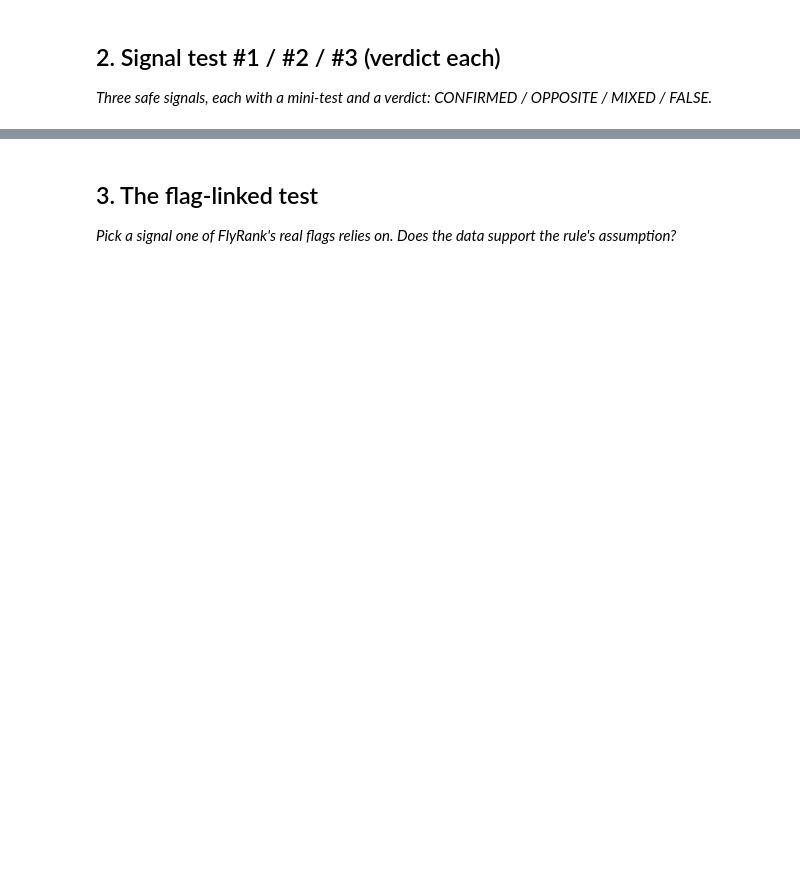
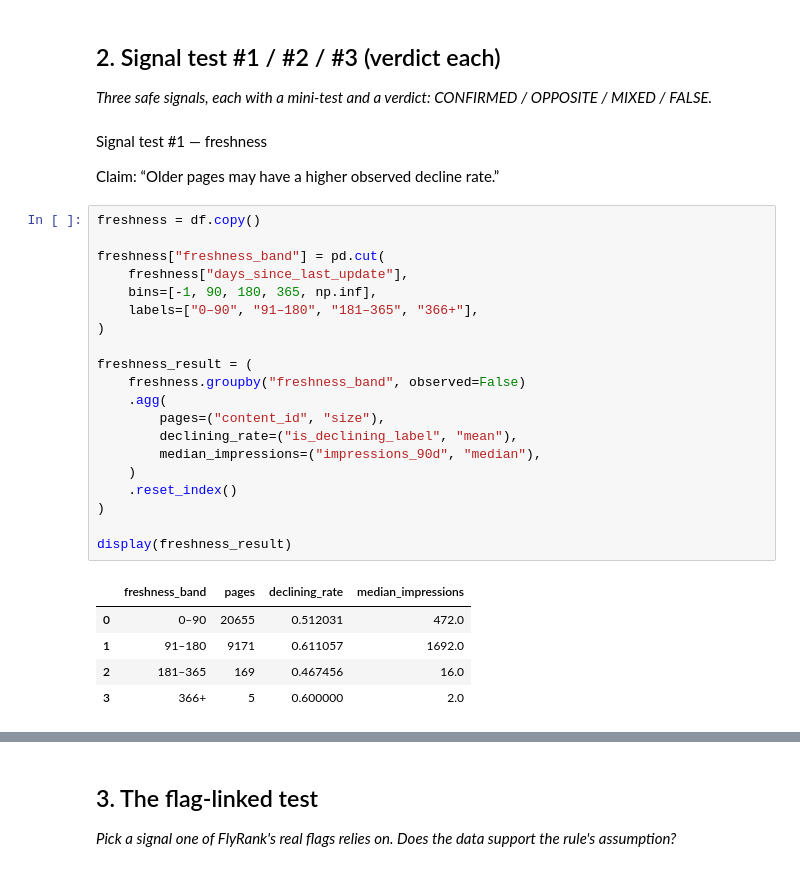
Before and after one commit to rudrabansal10/FlyRank_Internship, a Jupyter notebook: work/notebooks/w04_signal_audit.ipynb, the cells around one changed output, grey strips where cells are left out. Saved outputs shown, nothing was run; the diff lists cells and outputs as text; blank space fills up the shorter version.

Commit message:
w_04 signal auditing

```diff
--- a/work/notebooks/w04_signal_audit.ipynb
+++ b/work/notebooks/w04_signal_audit.ipynb
@@ -14,3 +63,33 @@ This skeleton is yours to fill. Work the sections **in order** — each one has
 ## 2. Signal test #1 / #2 / #3 (verdict each)
 
 *Three safe signals, each with a mini-test and a verdict: CONFIRMED / OPPOSITE / MIXED / FALSE.*
+# %% [markdown]
+Signal test #1 — freshness
+
+Claim: “Older pages may have a higher observed decline rate.”
+# %%
+freshness = df.copy()
+
+freshness["freshness_band"] = pd.cut(
+    freshness["days_since_last_update"],
+    bins=[-1, 90, 180, 365, np.inf],
+    labels=["0–90", "91–180", "181–365", "366+"],
+)
+
+freshness_result = (
+    freshness.groupby("freshness_band", observed=False)
+    .agg(
+        pages=("content_id", "size"),
+        declining_rate=("is_declining_label", "mean"),
+        median_impressions=("impressions_90d", "median"),
+    )
+    .reset_index()
+)
+
+display(freshness_result)
+# %% [output]
+|  | freshness_band | pages | declining_rate | median_impressions |
+| 0 | 0–90 | 20655 | 0.512031 | 472.0 |
+| 1 | 91–180 | 9171 | 0.611057 | 1692.0 |
+| 2 | 181–365 | 169 | 0.467456 | 16.0 |
+| 3 | 366+ | 5 | 0.600000 | 2.0 |
```
Also changed, not shown: parts of 15 cells of this notebook.
